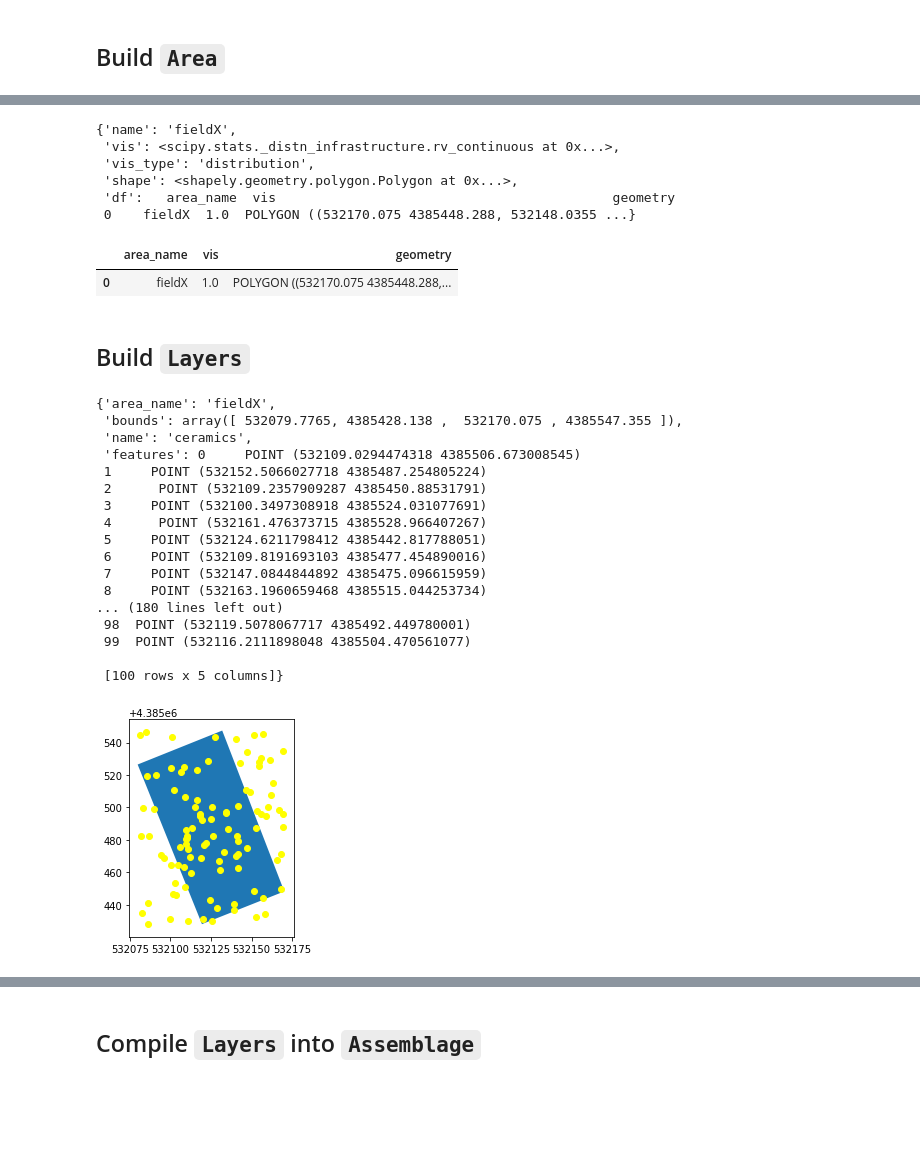
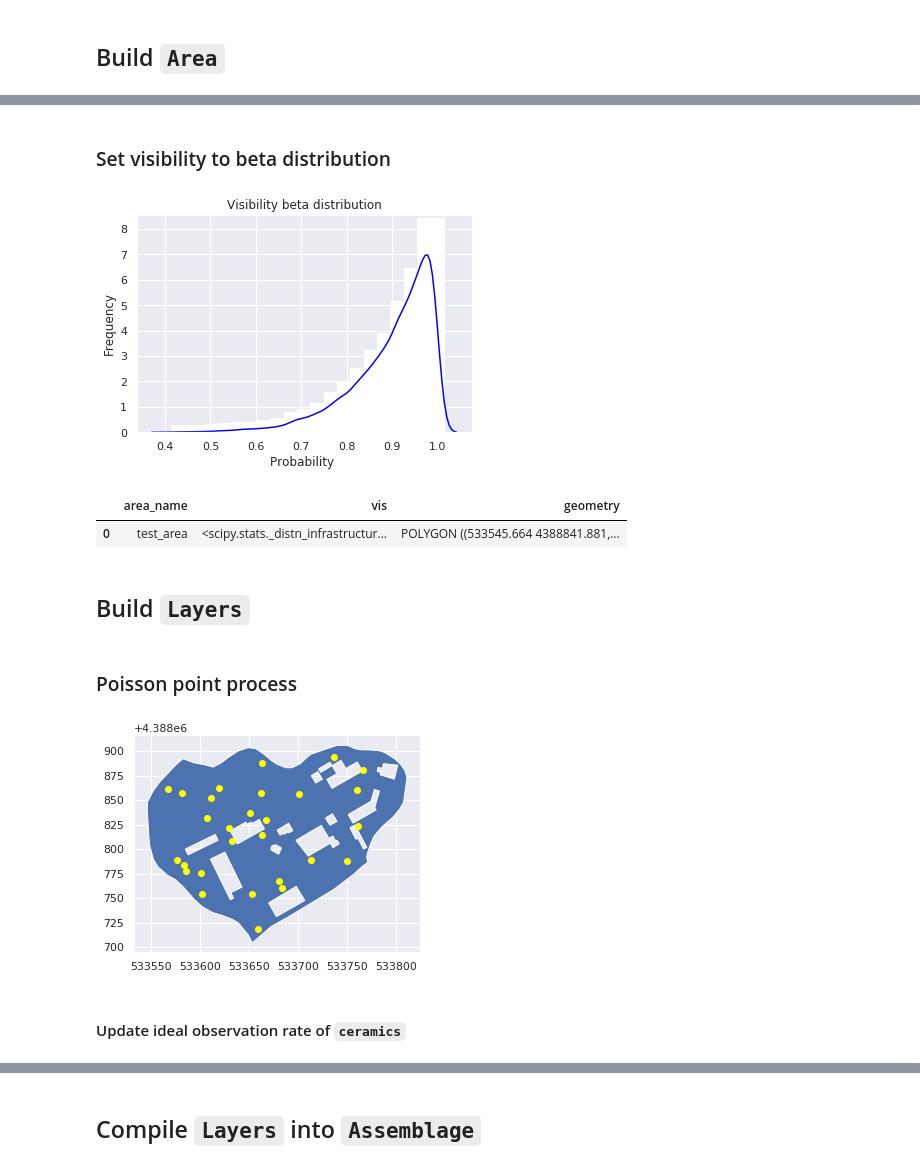
Before and after one commit to deppen8/prospect, a Jupyter notebook: notebooks/simulation_hack_alpha.ipynb, the cells around one changed output, grey strips where cells are left out. Saved outputs shown, nothing was run; the diff lists cells and outputs as text; code cells hidden in the pictures; blank space fills up the shorter version.

```diff
--- a/notebooks/simulation_hack_alpha.ipynb
+++ b/notebooks/simulation_hack_alpha.ipynb
@@ -4,2 +1,13 @@ import surveysim as ssim
+# %%
+import surveysim as ssim
+
+import geopandas as gpd
+from scipy.stats._distn_infrastructure import rv_frozen
+
+
+%matplotlib inline
+import matplotlib.pyplot as plt
+import seaborn as sns
+sns.set()
 # %% [markdown]
 ## Build `Area`
@@ -6,5 +16,5 @@ import surveysim as ssim
 # %%
-area = ssim.Area.from_shapefile('fieldX', '../data/area_test/Survey_Fields_Master.shp')
+area = ssim.Area.from_shapefile('test_area', '../tests/test_datasets/shapefiles/areas/leiap_field1.shp')
 # %%
 area.df.plot();
 area.__dict__
@@ -19,41 +29,29 @@ area.__dict__
+# %% [markdown]
+### Set visibility to beta distribution
 # %%
 area.set_vis_beta_dist(alpha=9, beta=1)
-area.__dict__
-# %% [output]
-{'name': 'fieldX',
- 'vis': <scipy.stats._distn_infrastructure.rv_continuous at 0x...>,
- 'vis_type': 'distribution',
- 'shape': <shapely.geometry.polygon.Polygon at 0x...>,
- 'df':   area_name  vis                                           geometry
- 0    fieldX  1.0  POLYGON ((532170.075 4385448.288, 532148.0355 ...}
+# %%
+ax = sns.distplot(area.vis.rvs(10000),
+                  bins=20,
+                  kde=True,
+                  hist_kws={"linewidth": 15,'alpha':1},
+                  kde_kws={'color':'blue'}
+                 )
+ax.set(title='Visibility beta distribution', xlabel='Probability ', ylabel='Frequency');
+# %% [output]
+[figure, added]
 # %%
 area.df
 # %% [output]
 |  | area_name | vis | geometry |
-| 0 | fieldX | 1.0 | POLYGON ((532170.075 4385448.288,... |
+| 0 | test_area | <scipy.stats._distn_infrastructur... | POLYGON ((533545.664 4388841.881,... |
 # %% [markdown]
 ## Build `Layers`
+# %% [markdown]
+### Poisson point process
 # %%
-ceramics = ssim.Layer.from_poisson_points(rate=.01, area=area, name='ceramics')
+ceramics = ssim.Layer.from_poisson_points(rate=.001, area=area, name='ceramics')
 # %%
 ceramics.df.plot(ax=area.df.plot(), color='yellow');
-ceramics.__dict__
 # %% [output]
-{'area_name': 'fieldX',
- 'bounds': array([ 532079.7765, 4385428.138 ,  532170.075 , 4385547.355 ]),
- 'name': 'ceramics',
- 'features': 0     POINT (532109.0294474318 4385506.673008545)
- 1     POINT (532152.5066027718 4385487.254805224)
- 2      POINT (532109.2357909287 4385450.88531791)
- 3     POINT (532100.3497308918 4385524.031077691)
- 4      POINT (532161.476373715 4385528.966407267)
- 5     POINT (532124.6211798412 4385442.817788051)
- 6     POINT (532109.8191693103 4385477.454890016)
- 7     POINT (532147.0844844892 4385475.096615959)
- 8     POINT (532163.1960659468 4385515.044253734)
-... (180 lines left out)
- 98  POINT (532119.5078067717 4385492.449780001)
- 99  POINT (532116.2111898048 4385504.470561077)
-
- [100 rows x 5 columns]}
-[figure, old version]
+[figure, new version]
@@ -63,0 +58,2 @@ ceramics.__dict__
+# %% [markdown]
+#### Update ideal observation rate of `ceramics`
```
Also changed, not shown: parts of 73 cells of this notebook.
